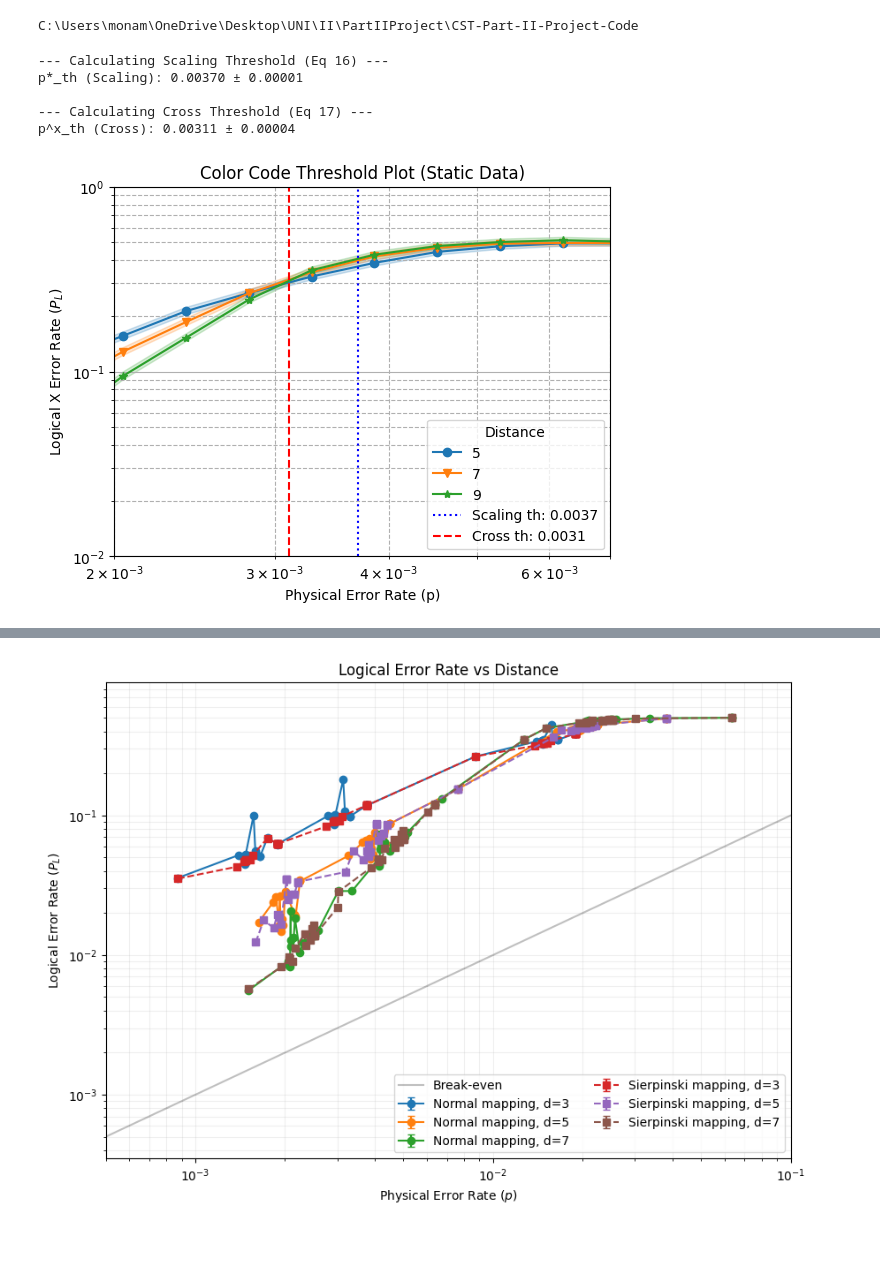
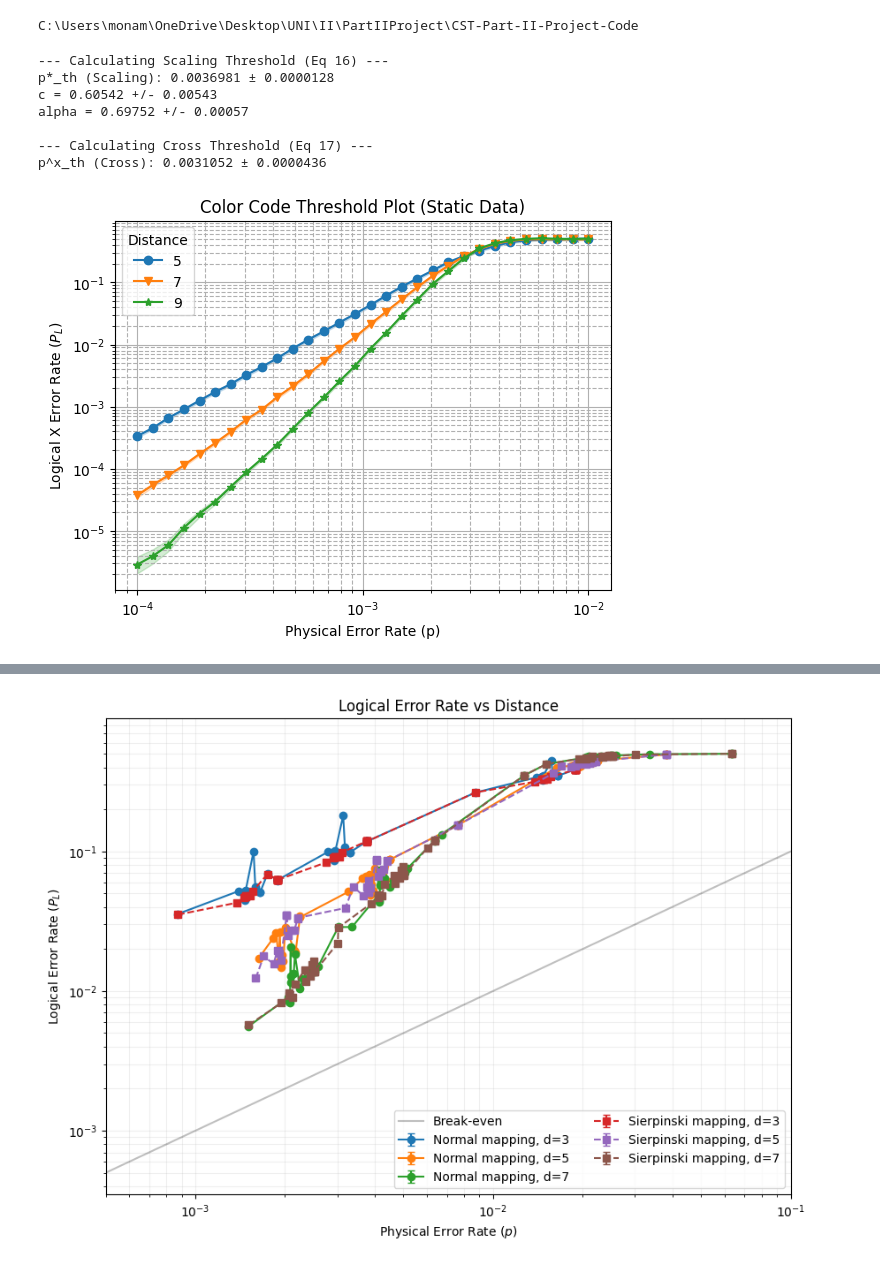
Before and after one commit to monamoeba/CST-Part-II-Project-Code, a Jupyter notebook: color_code_experiments/evaluation_plots.ipynb, the cells around one changed output, grey strips where cells are left out. Saved outputs shown, nothing was run; the diff lists cells and outputs as text; code cells hidden in the pictures.

```diff
--- a/color_code_experiments/evaluation_plots.ipynb
+++ b/color_code_experiments/evaluation_plots.ipynb
@@ -68,7 +68,10 @@ def calculate_paper_thresholds(samples: List[sinter.TaskStats], estimated_crossi
                 sigma=y_err[low_p_mask], absolute_sigma=True
             )
             perr_scale = np.sqrt(np.diag(pcov_scale))
-            print(f"p*_th (Scaling): {popt_scale[1]:.5f} ± {perr_scale[1]:.5f}")
+            #print(f"p*_th (Scaling): {popt_scale[1]:.5f} ± {perr_scale[1]:.5f}")
+            print(f"p*_th (Scaling): {popt_scale[1]:.7f} ± {perr_scale[1]:.7f}")
+            print(f"c = {popt_scale[0]:.5f} +/- {perr_scale[0]:.5f}")
+            print(f"alpha = {popt_scale[2]:.5f} +/- {perr_scale[2]:.5f}")
         except Exception as e:
             print(f"Fit failed: {e}")
     else:
@@ -95,7 +98,8 @@ def calculate_paper_thresholds(samples: List[sinter.TaskStats], estimated_crossi
                 sigma=y_err[near_p_mask], absolute_sigma=True
             )
             perr_cross = np.sqrt(np.diag(pcov_cross))
-            print(f"p^x_th (Cross): {popt_cross[3]:.5f} ± {perr_cross[3]:.5f}")
+            #print(f"p^x_th (Cross): {popt_cross[3]:.5f} ± {perr_cross[3]:.5f}")
+            print(f"p^x_th (Cross): {popt_cross[3]:.7f} ± {perr_cross[3]:.7f}")
         except Exception as e:
             print(f"Fit failed: {e}")
     else:
@@ -113,41 +117,43 @@ def analyze_and_plot():
     popt_scale, popt_cross = calculate_paper_thresholds(samples)
 
     # 3. Plotting
     fig, ax = plt.subplots()
     sinter.plot_error_rate(
         ax=ax,
         stats=samples,
         x_func=lambda stats: stats.json_metadata['p'],
         group_func=lambda stats: stats.json_metadata['d'],
         failure_units_per_shot_func=lambda stats: 1,
     )
 
     ax.loglog()
     ax.set_title("Color Code Threshold Plot (Static Data)")
     ax.set_xlabel("Physical Error Rate (p)")
     ax.set_ylabel("Logical X Error Rate ($P_L$)")
     ax.grid(which='major', linestyle='-')
     ax.grid(which='minor', linestyle='--')
 
-    # Now you can safely plot your vertical lines because the numbers are stable!
+    """
     if popt_scale is not None:
         ax.axvline(x=popt_scale[1], color='b', linestyle=':', label=f"Scaling th: {popt_scale[1]:.4f}")
     if popt_cross is not None:
-        ax.axvline(x=popt_cross[3], color='r', linestyle='--', label=f"Cross th: {popt_cross[3]:.4f}")
-    ax.set_xlim(2e-3, 7e-3)
-    ax.set_ylim(1e-2,1)
+        ax.axvline(x=popt_cross[3], color='r', linestyle='--', label=f"Cross th: {popt_cross[3]:.4f}")"""
+    #ax.set_xlim(2e-3, 7e-3)
+    #ax.set_ylim(1e-2,1)
     ax.legend(title='Distance')
-    #plt.savefig("ImplCCThresholdPlot_Final_XL.png")
+    plt.savefig("ImplCCThresholdPlot_Final_XL.png")
     plt.show()
 
 analyze_and_plot()
 # %% [output]
 --- Calculating Scaling Threshold (Eq 16) ---
-p*_th (Scaling): 0.00370 ± 0.00001
+p*_th (Scaling): 0.0036981 ± 0.0000128
+c = 0.60542 +/- 0.00543
+alpha = 0.69752 +/- 0.00057
 
 --- Calculating Cross Threshold (Eq 17) ---
-p^x_th (Cross): 0.00311 ± 0.00004
+p^x_th (Cross): 0.0031052 ± 0.0000436
-[figure, old version]
+[figure, new version]
 # %%
 def analyze_and_plot_ZL():
     # 1. Load the frozen data from your hard drive
```
Also changed, not shown: parts of 1 cell of this notebook, 5 other files.
